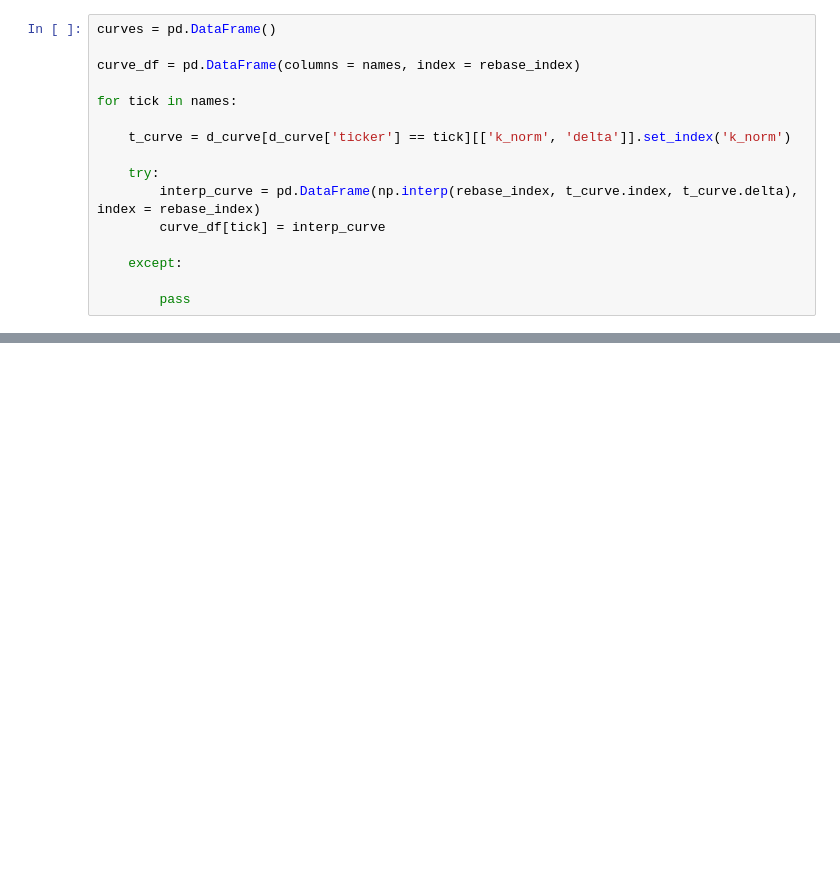
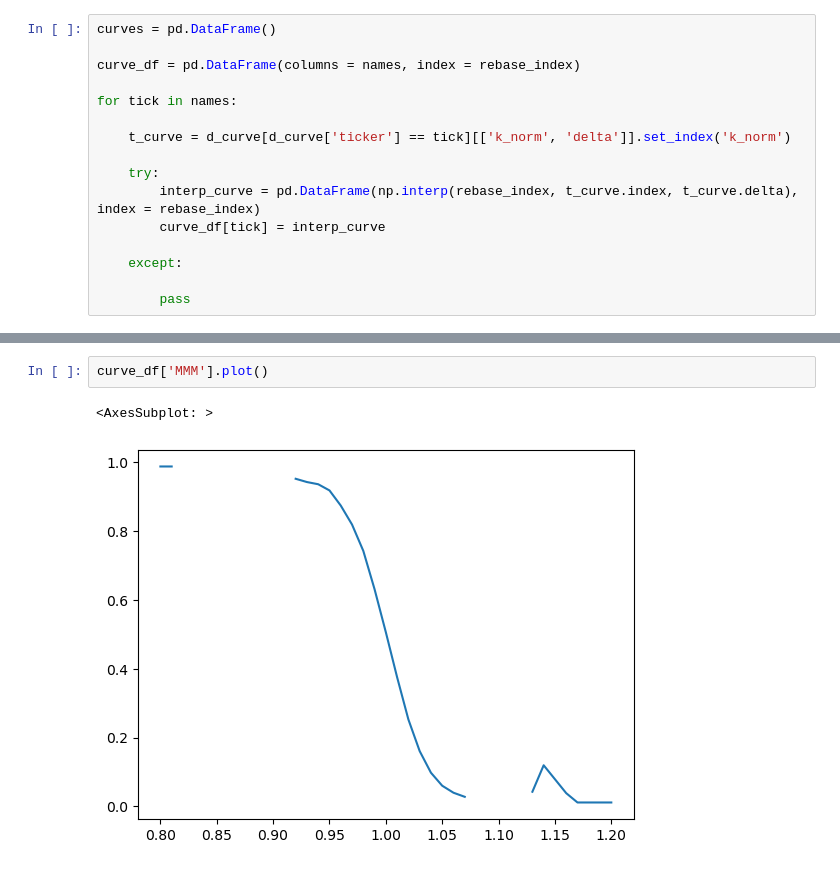
Before and after one commit to BenBowring/OptionSite, a Jupyter notebook: polygon_create.ipynb, the cells around one changed output, grey strips where cells are left out. Saved outputs shown, nothing was run; the diff lists cells and outputs as text; blank space fills up the shorter version.

```diff
--- a/polygon_create.ipynb
+++ b/polygon_create.ipynb
@@ -130,0 +131,5 @@ curve_df.plot(legend=False)
+# %%
+curve_df['MMM'].plot()
+# %% [output]
+<AxesSubplot: >
+[figure, added]
```
Also changed, not shown: parts of 4 cells of this notebook, 1 other file.
